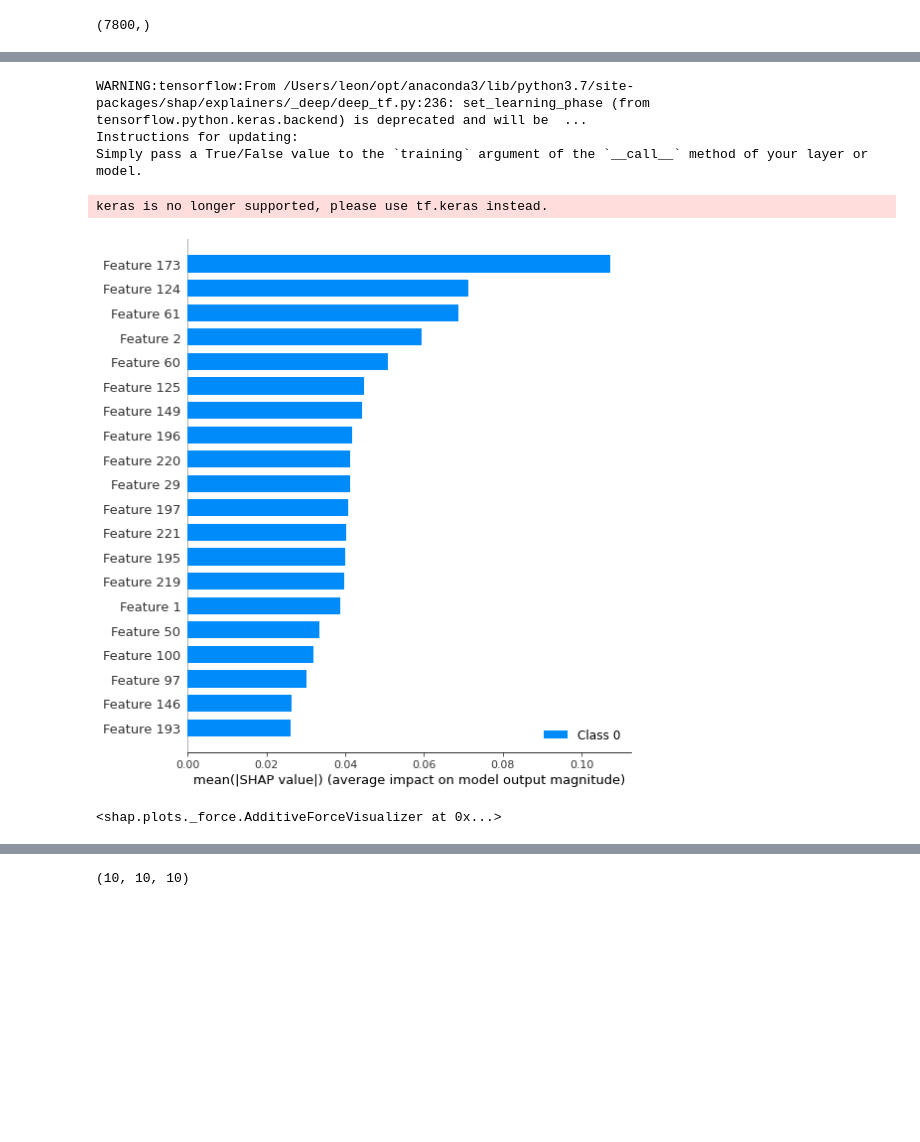
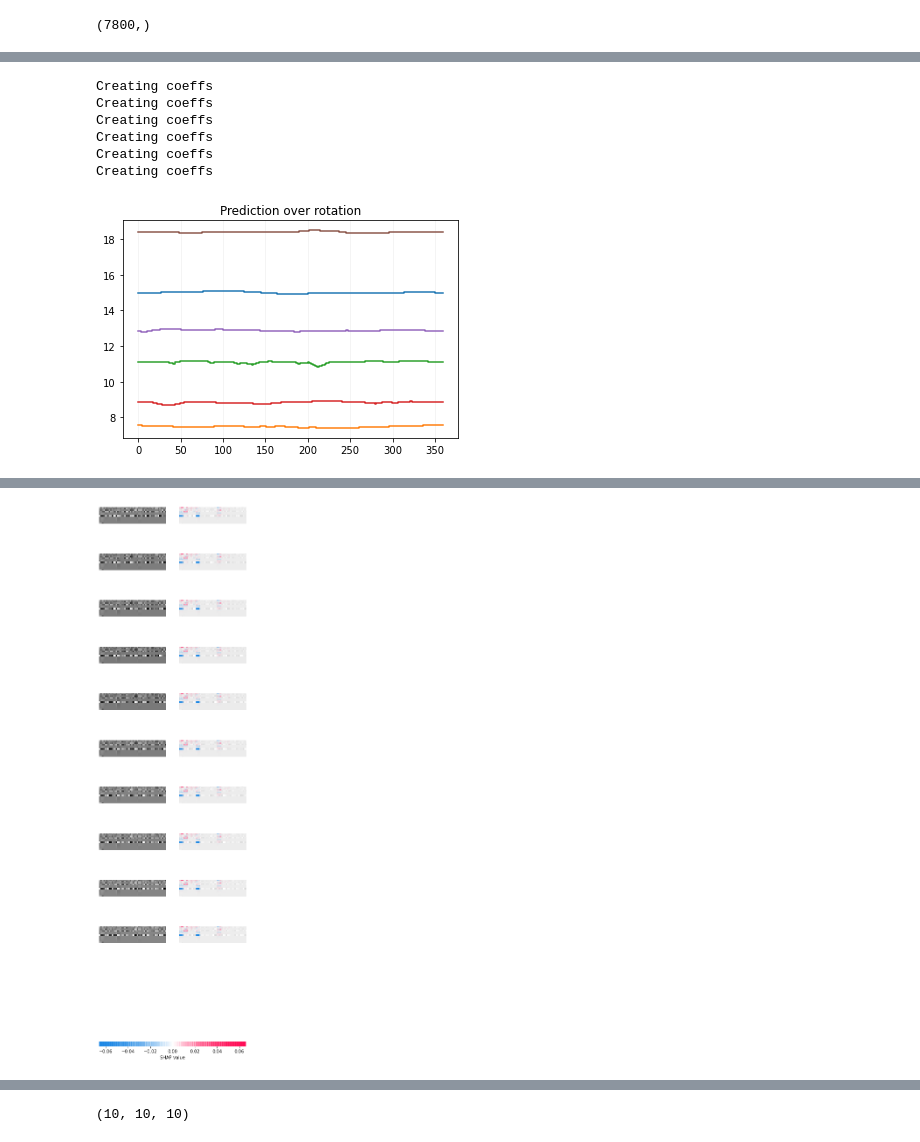
Before and after one commit to ju-leon/bachelor-thesis, a Jupyter notebook: code/Dscribe Encode.ipynb, the cells around one changed output, grey strips where cells are left out. Cells and saved outputs as stored; diff of their text form; code cells hidden in the pictures; blank space fills up the shorter version.

Commit message:
Implement SHAP explainer

```diff
--- a/code/Dscribe Encode.ipynb
+++ b/code/Dscribe Encode.ipynb
@@ -272,27 +249,37 @@ MAE Test: 1.537210138920026
+# %%
+model_full = keras.models.load_model("conv_20:3:3.h5")
+# %%
+samples = [0,234,321,983,1258,1874]
+
+for sample in samples:
+    element_rotations, labels_rotations = augment_elements([elems[sample]], labels, steps=360)
+
+
+    atom_index = [[0]] * len(element_rotations)
+    features_rotations = soap.create_coeffs(element_rotations, positions=atom_index)
+
+    features_rotations = soapScaler.transform(features_rotations)
+
+    features_rotations = features_rotations.reshape(-1, 12, int(features_rotations.shape[1] / 12), 1)
+    predictions = barrierScaler.inverse_transform(model_full.predict(features_rotations))
+
+    plt.step(np.arange(0,360), predictions, label='prediction')
+    #plt.step(np.arange(0,360), [barrierScaler.inverse_transform(labels[sample][0])] * 360, label='real')
+
+plt.grid(axis='x', color='0.95')
+#plt.legend()
+plt.title('Prediction over rotation')
+plt.show()
+# %% [output]
+Creating coeffs
+Creating coeffs
+Creating coeffs
+Creating coeffs
+Creating coeffs
+Creating coeffs
+[figure, added]
 # %%
 import shap
 shap.initjs()
 # %% [output]
 [interactive output not drawn]
-# %%
-shap.explainers._deep.deep_tf.op_handlers["AddV2"] = shap.explainers._deep.deep_tf.passthrough
-
-explainer = shap.DeepExplainer(model_full, trainX[:100])
-shap_values = explainer.shap_values(testX[:100])
-shap.summary_plot(shap_values, testX, plot_type='bar')
-# %% [output]
-WARNING:tensorflow:From /Users/leon/opt/anaconda3/lib/python3.7/site-packages/shap/explainers/_deep/deep_tf.py:236: set_learning_phase (from tensorflow.python.keras.backend) is deprecated and will be  ...
-Instructions for updating:
-Simply pass a True/False value to the `training` argument of the `__call__` method of your layer or model.
-keras is no longer supported, please use tf.keras instead.
-[figure, removed]
-# %%
-def f(X):
-    return model_full.predict(X).flatten()
-
-sample = 23
-explainer = shap.KernelExplainer(f, testX[:20])
-shap_values = explainer.shap_values(testX[sample:(sample+1)], nsamples=500)
-shap.force_plot(explainer.expected_value, shap_values, testX[sample:(sample+1)])
-# %% [output]
-<shap.plots._force.AdditiveForceVisualizer at 0x...>
@@ -298,0 +289,17 @@ shap.force_plot(explainer.expected_value, shap_values, testX[sample:(sample+1)])
+# %%
+shap.explainers._deep.deep_tf.op_handlers["AddV2"] = shap.explainers._deep.deep_tf.passthrough
+
+# select a set of background examples to take an expectation over
+background = trainX[np.random.choice(trainX.shape[0], 100, replace=False)]
+
+# explain predictions of the model on four images
+e = shap.DeepExplainer(model_full, background)
+# ...or pass tensors directly
+# e = shap.DeepExplainer((model.layers[0].input, model.layers[-1].output), background)
+sample = 400
+shap_values = e.shap_values(testX[sample:sample+10])
+
+# plot the feature attributions
+shap.image_plot(shap_values, -testX[sample:sample+10])
+# %% [output]
+[figure, added]
```
Also changed, not shown: parts of 16 cells of this notebook.
